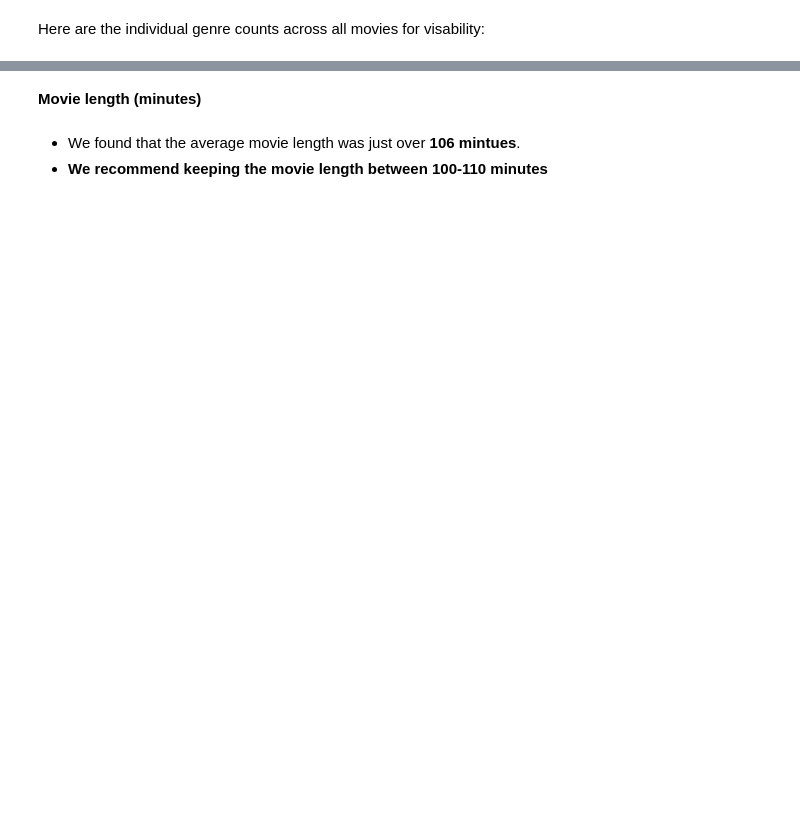
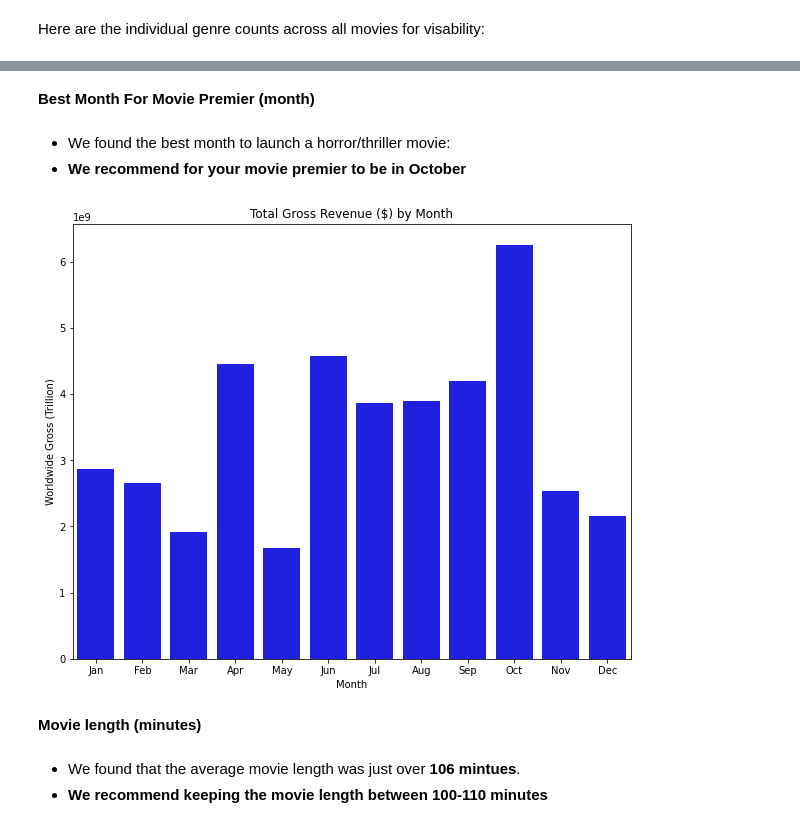
Before and after one commit to learn-co-curriculum/dsc-phase-2-project-v3, a Jupyter notebook: main_workbook.ipynb, the cells around one changed output, grey strips where cells are left out. Cells and saved outputs as stored; diff of their text form; code cells hidden in the pictures; blank space fills up the shorter version.

```diff
--- a/main_workbook.ipynb
+++ b/main_workbook.ipynb
@@ -425,6 +351,27 @@ documentary         11
 western              7
                      4
 Name: genres, dtype: int64
+# %% [markdown]
+**Best Month For Movie Premier (month)**
+# %% [markdown]
+* We found the best month to launch a horror/thriller movie:
+* **We recommend for your movie premier to be in October**
+# %%
+calc_month_df = calc_df[['genres', 'release_date', 'worldwide_gross']].copy()
+calc_month_df = calc_month_df[calc_month_df['genres'].apply(lambda x: any(genre in x for genre in ['horror', 'thriller']))]
+calc_month_df['release_date'] = pd.to_datetime(calc_month_df['release_date'])
+
+grouped_calc_month_df = calc_month_df.groupby(calc_month_df['release_date'].dt.month)['worldwide_gross'].sum().reset_index()
+
+plt.figure(figsize=(10, 8))
+sns.barplot(x=grouped_calc_month_df['release_date'], y=grouped_calc_month_df['worldwide_gross'], color='blue')
+plt.xticks(range(12), [calendar.month_abbr[i] for i in range(1, 13)])
+plt.title('Total Gross Revenue ($) by Month')
+plt.xlabel('Month')
+plt.ylabel('Worldwide Gross (Trillion)')
+plt.show()
+# %% [output]
+[figure, added]
 # %% [markdown]
 **Movie length (minutes)**
 # %% [markdown]
```
Also changed, not shown: parts of 48 cells of this notebook.
